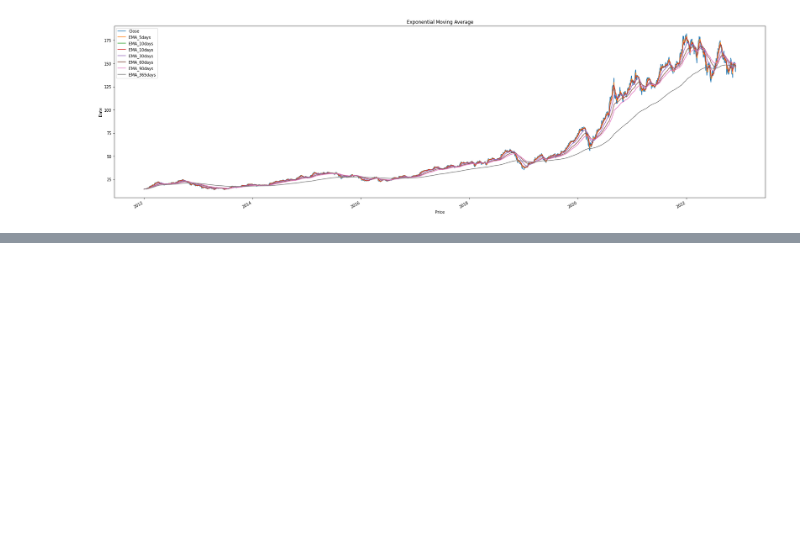
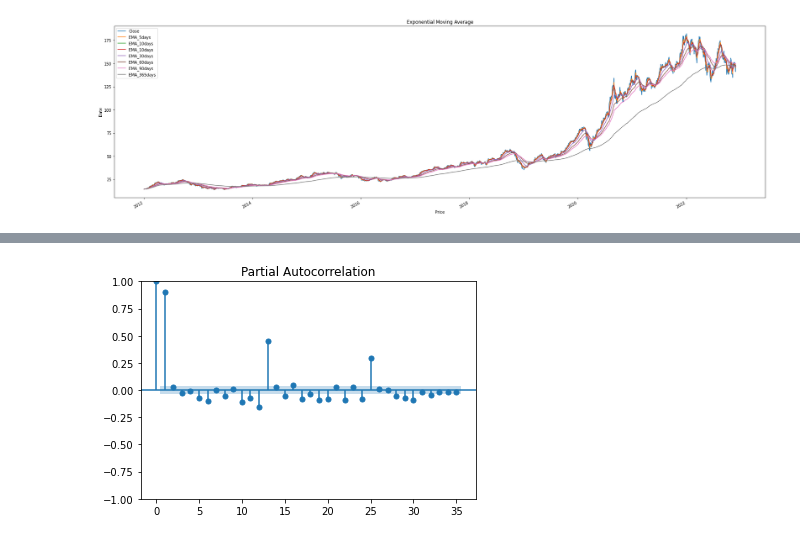
Before and after one commit to grantc00/Capstone-2, a Jupyter notebook: Capstone2.ipynb, the cells around one changed output, grey strips where cells are left out. Saved outputs shown, nothing was run; the diff lists cells and outputs as text; code cells hidden in the pictures; blank space fills up the shorter version.

```diff
--- a/Capstone2.ipynb
+++ b/Capstone2.ipynb
@@ -350,0 +437,4 @@ Text(0, 0.5, 'Date')
+# %%
+pacf12 = plot_pacf(df_aapl['Close 12 Difference'].dropna())
+# %% [output]
+[figure, added]
```
Also changed, not shown: parts of 25 cells of this notebook.
